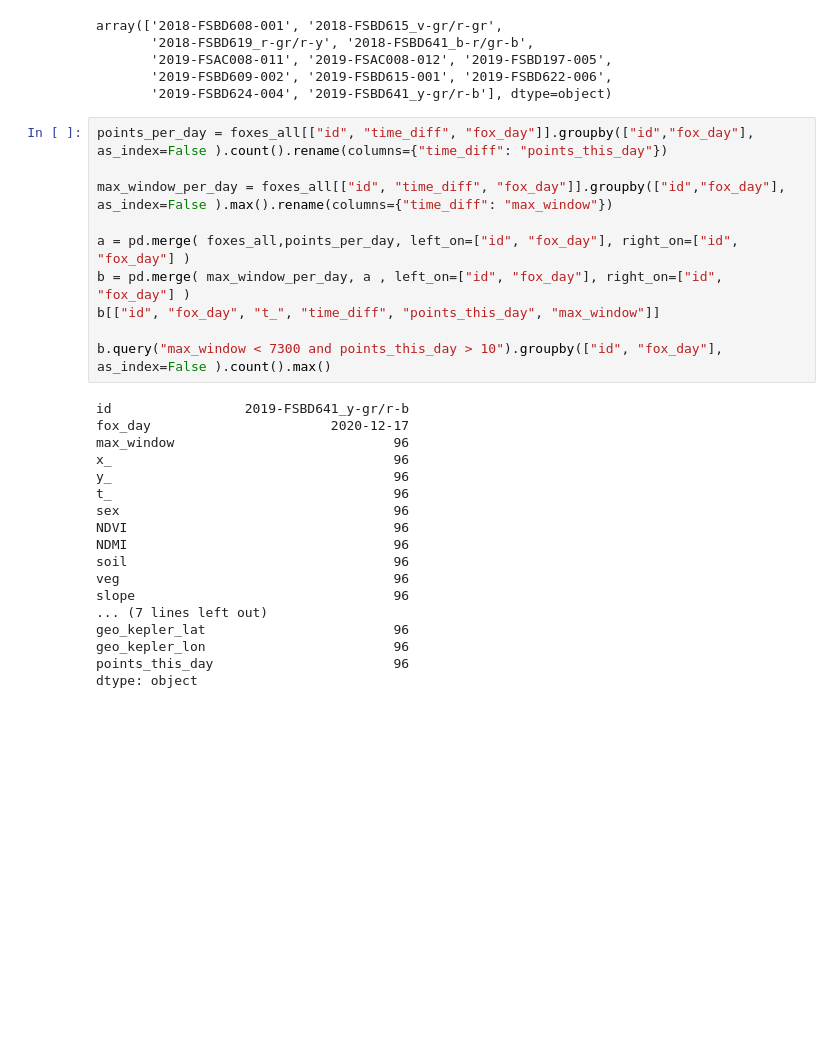
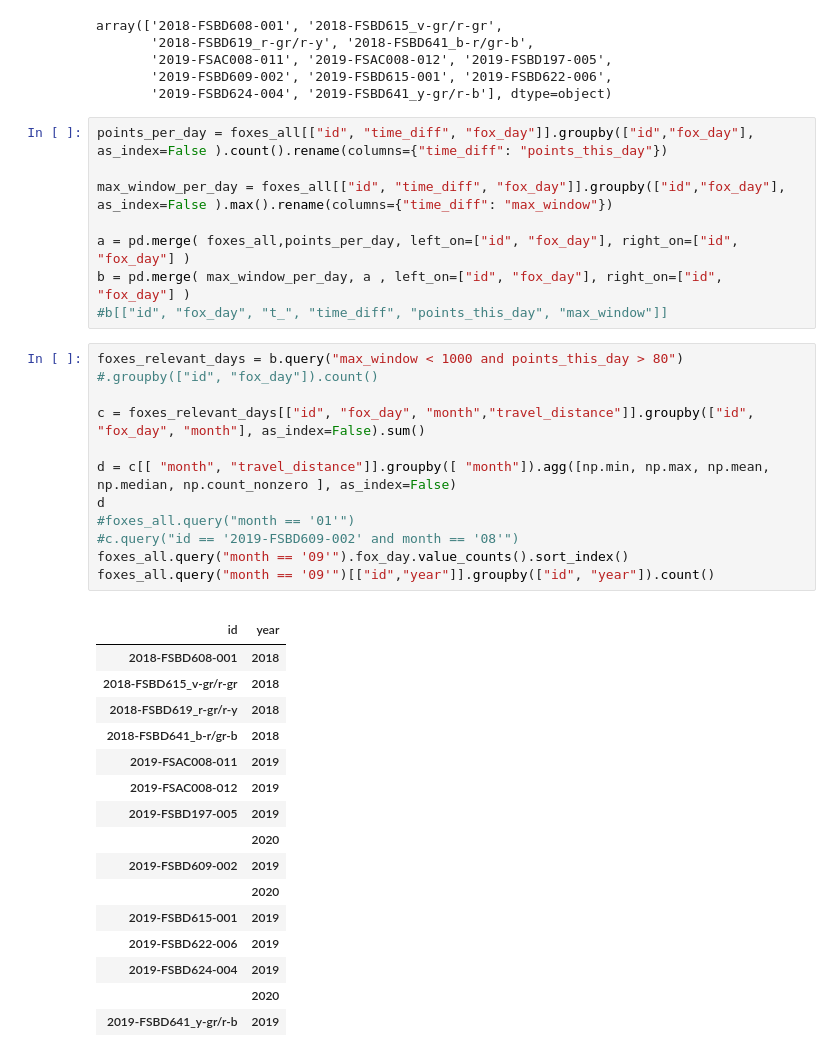
Before and after one commit to arcticFoxesHabitats/arcticFoxes, a Jupyter notebook: notebooks/EDA_florian.ipynb, the cells around one changed output. Cells and saved outputs as stored; diff of their text form; blank space fills up the shorter version.

```diff
--- a/notebooks/EDA_florian.ipynb
+++ b/notebooks/EDA_florian.ipynb
@@ -194,24 +197,33 @@ max_window_per_day = foxes_all[["id", "time_diff", "fox_day"]].groupby(["id","fo
 
 a = pd.merge( foxes_all,points_per_day, left_on=["id", "fox_day"], right_on=["id", "fox_day"] )
 b = pd.merge( max_window_per_day, a , left_on=["id", "fox_day"], right_on=["id", "fox_day"] )
-b[["id", "fox_day", "t_", "time_diff", "points_this_day", "max_window"]]
-
-b.query("max_window < 7300 and points_this_day > 10").groupby(["id", "fox_day"], as_index=False ).count().max()
+#b[["id", "fox_day", "t_", "time_diff", "points_this_day", "max_window"]]
-# %% [output]
-id                 2019-FSBD641_y-gr/r-b
-fox_day                       2020-12-17
-max_window                            96
-x_                                    96
-y_                                    96
-t_                                    96
-sex                                   96
-NDVI                                  96
-NDMI                                  96
-soil                                  96
-veg                                   96
-slope                                 96
-... (7 lines left out)
-geo_kepler_lat                        96
-geo_kepler_lon                        96
-points_this_day                       96
-dtype: object
+# %%
+foxes_relevant_days = b.query("max_window < 1000 and points_this_day > 80") #.groupby(["id", "fox_day"]).count()
+
+c = foxes_relevant_days[["id", "fox_day", "month","travel_distance"]].groupby(["id", "fox_day", "month"], as_index=False).sum()
+
+d = c[[ "month", "travel_distance"]].groupby([ "month"]).agg([np.min, np.max, np.mean, np.median, np.count_nonzero ], as_index=False)
+d
+#foxes_all.query("month == '01'")
+#c.query("id == '2019-FSBD609-002' and month == '08'")
+foxes_all.query("month == '09'").fox_day.value_counts().sort_index()
+foxes_all.query("month == '09'")[["id","year"]].groupby(["id", "year"]).count()
+# %% [output]
+|  |  |
+| id | year |
+| 2018-FSBD608-001 | 2018 |
+| 2018-FSBD615_v-gr/r-gr | 2018 |
+| 2018-FSBD619_r-gr/r-y | 2018 |
+| 2018-FSBD641_b-r/gr-b | 2018 |
+| 2019-FSAC008-011 | 2019 |
+| 2019-FSAC008-012 | 2019 |
+| 2019-FSBD197-005 | 2019 |
+|  | 2020 |
+| 2019-FSBD609-002 | 2019 |
+|  | 2020 |
+| 2019-FSBD615-001 | 2019 |
+| 2019-FSBD622-006 | 2019 |
+| 2019-FSBD624-004 | 2019 |
+|  | 2020 |
+| 2019-FSBD641_y-gr/r-b | 2019 |
```
Also changed, not shown: parts of 4 cells of this notebook.
